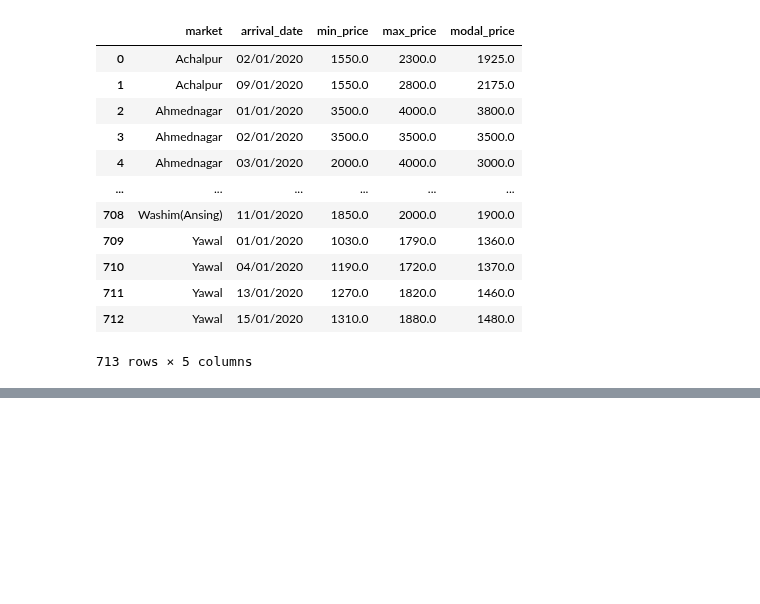
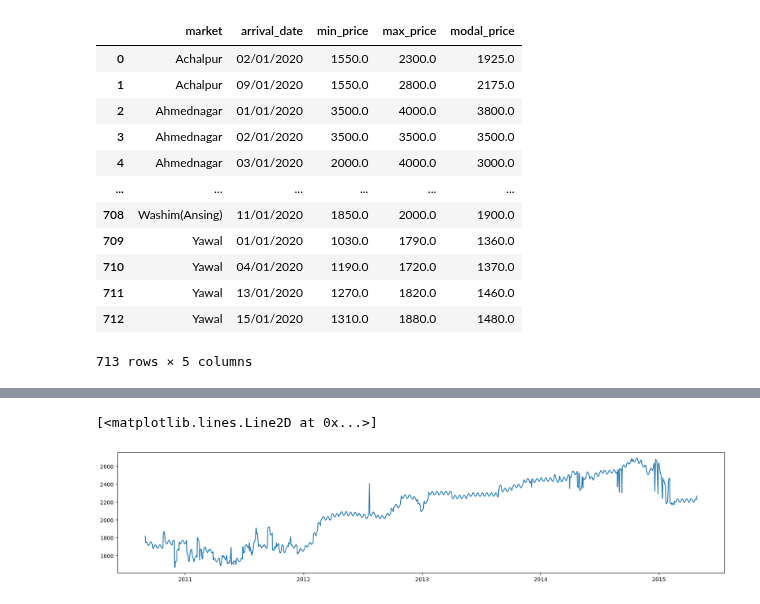
Before and after one commit to Fresh-Fields/ml-official, a Jupyter notebook: tests.ipynb, the cells around one changed output, grey strips where cells are left out. Drawn from its saved outputs; the diff is of its cells as text; code cells hidden in the pictures; blank space fills up the shorter version.

```diff
--- a/tests.ipynb
+++ b/tests.ipynb
@@ -93,0 +98,6 @@ df.to_csv("./data/market/Rice.csv", index=False)
+# %%
+df = pd.read_csv("./data/market/Rice.csv")
+df = df[df["Centre_Name"] == "NAGPUR"].drop(columns=["Centre_Name"])
+df["Date"] = pd.to_datetime(df["Date"])
+df = df.sort_values("Date", ascending=True)
+df
@@ -93,0 +118,3 @@ df.to_csv("./data/market/Rice.csv", index=False)
+# %%
+date_range = pd.date_range(start=df['Date'].min(), end=df['Date'].max(), freq='D')
+date_range
@@ -93,0 +130,5 @@ df.to_csv("./data/market/Rice.csv", index=False)
+# %%
+range_df = pd.DataFrame({'Date': date_range})
+df = pd.merge(range_df, df, on='Date', how='left')
+df['Price'].interpolate(method='linear', inplace=True)
+df
@@ -93,0 +149,17 @@ df.to_csv("./data/market/Rice.csv", index=False)
+# %%
+import math
+
+i = 0
+
+def tweak_prices(x):
+    global i
+    ret = 20 * math.sin(i) + x
+    i += math.pi / 7
+    return ret
+
+i = 0
+plt.figure(figsize=(20, 4))
+plt.plot(df["Date"], df["Price"].apply(tweak_prices))
+# %% [output]
+[<matplotlib.lines.Line2D at 0x...>]
+[figure, added]
```
Also changed, not shown: parts of 7 cells of this notebook, 2 other files.
